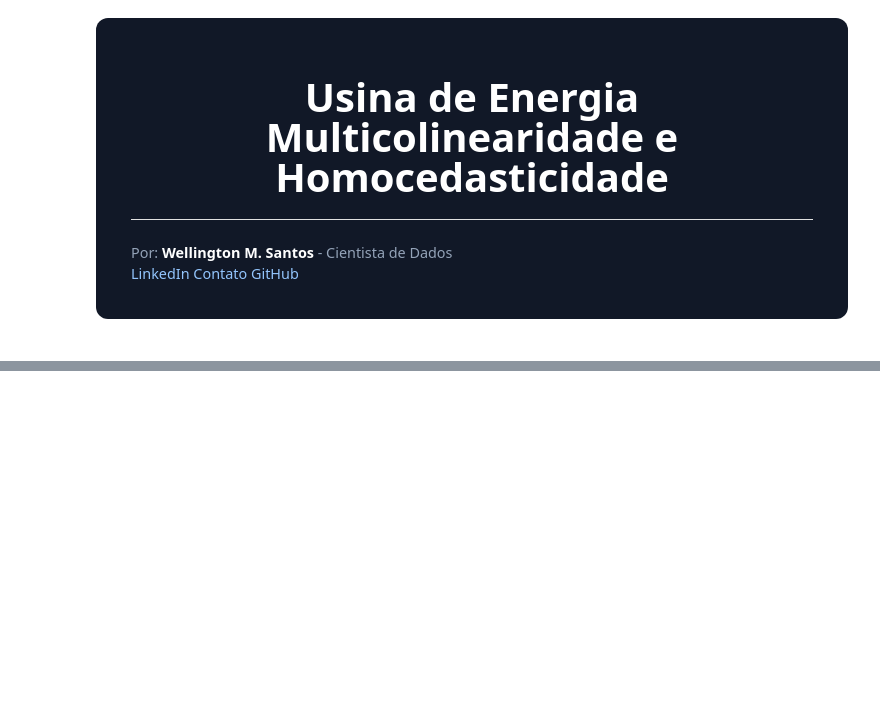
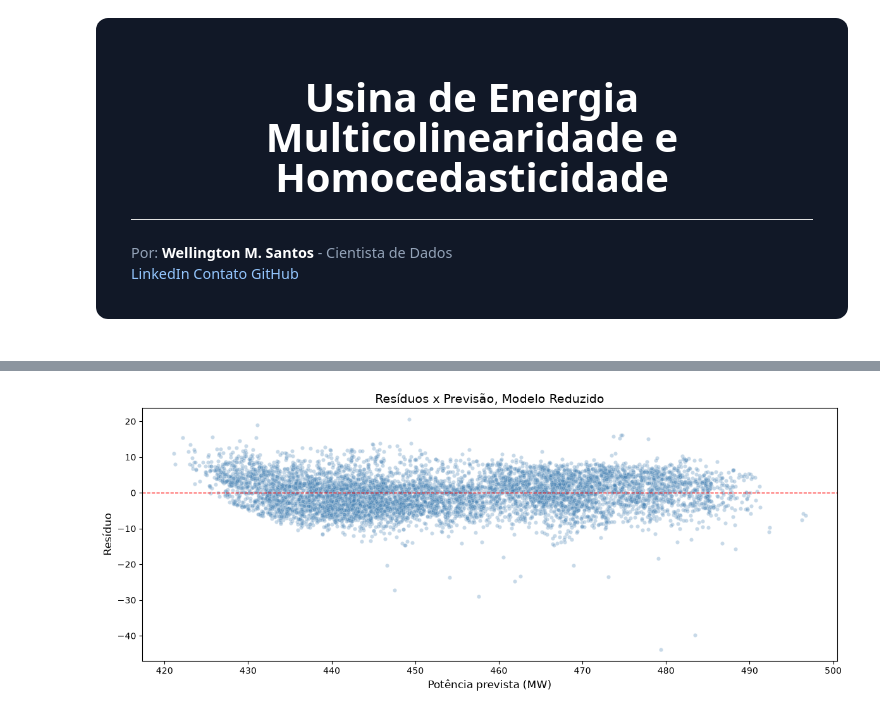
Before and after one commit to esscova/data-trivium, a Jupyter notebook: Machine Learning/Testando Relações com Regressão Linear/usina de energia - multicolinearidade e homocedasticidade.ipynb, the cells around one changed output, grey strips where cells are left out. Saved outputs shown, nothing was run; the diff lists cells and outputs as text; code cells hidden in the pictures; blank space fills up the shorter version.

```diff
--- a/Machine Learning/Testando Relações com Regressão Linear/usina de energia - multicolinearidade e homocedasticidade.ipynb
+++ b/Machine Learning/Testando Relações com Regressão Linear/usina de energia - multicolinearidade e homocedasticidade.ipynb
@@ -58,0 +202,3 @@
+# %%
+X_train_c = sm.add_constant(X_train)
+X_test_c  = sm.add_constant(X_test)
@@ -58,0 +255,5 @@
+# %%
+cols_red = ['const', 'AT', 'AP', 'RH']
+
+modelo_reduzido = sm.OLS(y_train, X_train_c[cols_red]).fit()
+print(modelo_reduzido.summary())
@@ -58,0 +330,4 @@
+# %%
+y_prev_train = modelo_reduzido.predict(X_train_c[cols_red])
+residuos = modelo_reduzido.resid
+residuos
@@ -58,0 +347,11 @@
+# %%
+ax = sns.scatterplot(x=y_prev_train, y=residuos, s=20, alpha=0.3, color='steelblue')
+ax.figure.set_size_inches(12, 5)
+ax.axhline(0, color='red', linestyle='--', linewidth=1)
+ax.set_title('Resíduos x Previsão, Modelo Reduzido', fontsize=14)
+ax.set_xlabel('Potência prevista (MW)', fontsize=12)
+ax.set_ylabel('Resíduo', fontsize=12)
+plt.tight_layout()
+plt.show()
+# %% [output]
+[figure, added]
```
Also changed, not shown: parts of 38 cells of this notebook.
